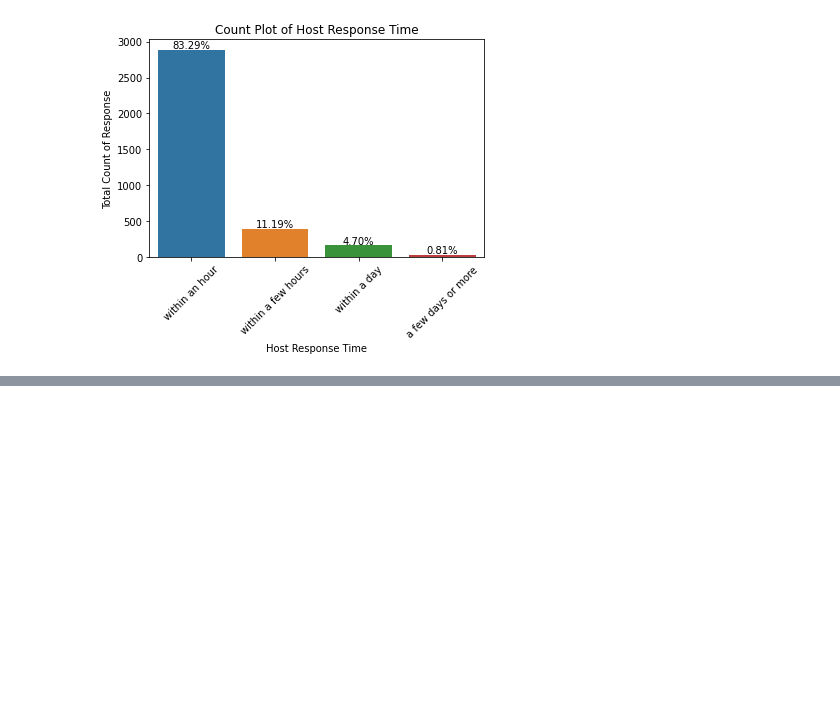
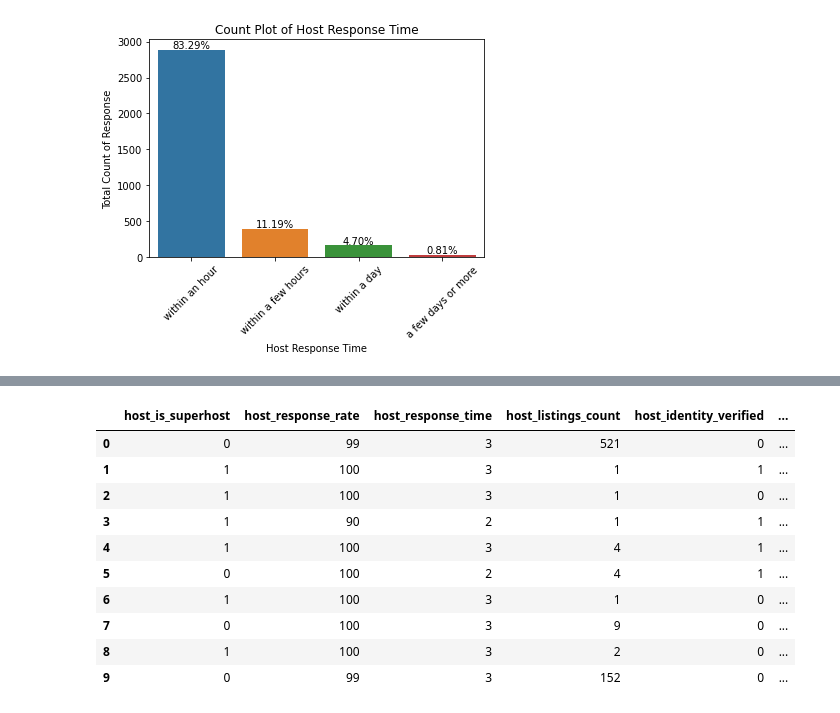
Before and after one commit to anuragmishra218/ETL_Visualization_Prediction_Python, a Jupyter notebook: ejam_Jay.ipynb, the cells around one changed output, grey strips where cells are left out. Drawn from its saved outputs; the diff is of its cells as text; code cells hidden in the pictures; blank space fills up the shorter version.

```diff
--- a/ejam_Jay.ipynb
+++ b/ejam_Jay.ipynb
@@ -177,0 +191,16 @@ etl.Load()
+# %%
+# First we are splitting the dataset into X and Y where X are the all columns except 'Price' and Y is 'Price' column
+X = data.drop(['price'],axis=1)
+X.head(10)
+# %% [output]
+|  | host_is_superhost | host_response_rate | host_response_time | host_listings_count | host_identity_verified | ... |
+| 0 | 0 | 99 | 3 | 521 | 0 | ... |
+| 1 | 1 | 100 | 3 | 1 | 1 | ... |
+| 2 | 1 | 100 | 3 | 1 | 0 | ... |
+| 3 | 1 | 90 | 2 | 1 | 1 | ... |
+| 4 | 1 | 100 | 3 | 4 | 1 | ... |
+| 5 | 0 | 100 | 2 | 4 | 1 | ... |
+| 6 | 1 | 100 | 3 | 1 | 0 | ... |
+| 7 | 0 | 100 | 3 | 9 | 0 | ... |
+| 8 | 1 | 100 | 3 | 2 | 0 | ... |
+| 9 | 0 | 99 | 3 | 152 | 0 | ... |
```
Also changed, not shown: parts of 19 cells of this notebook.
